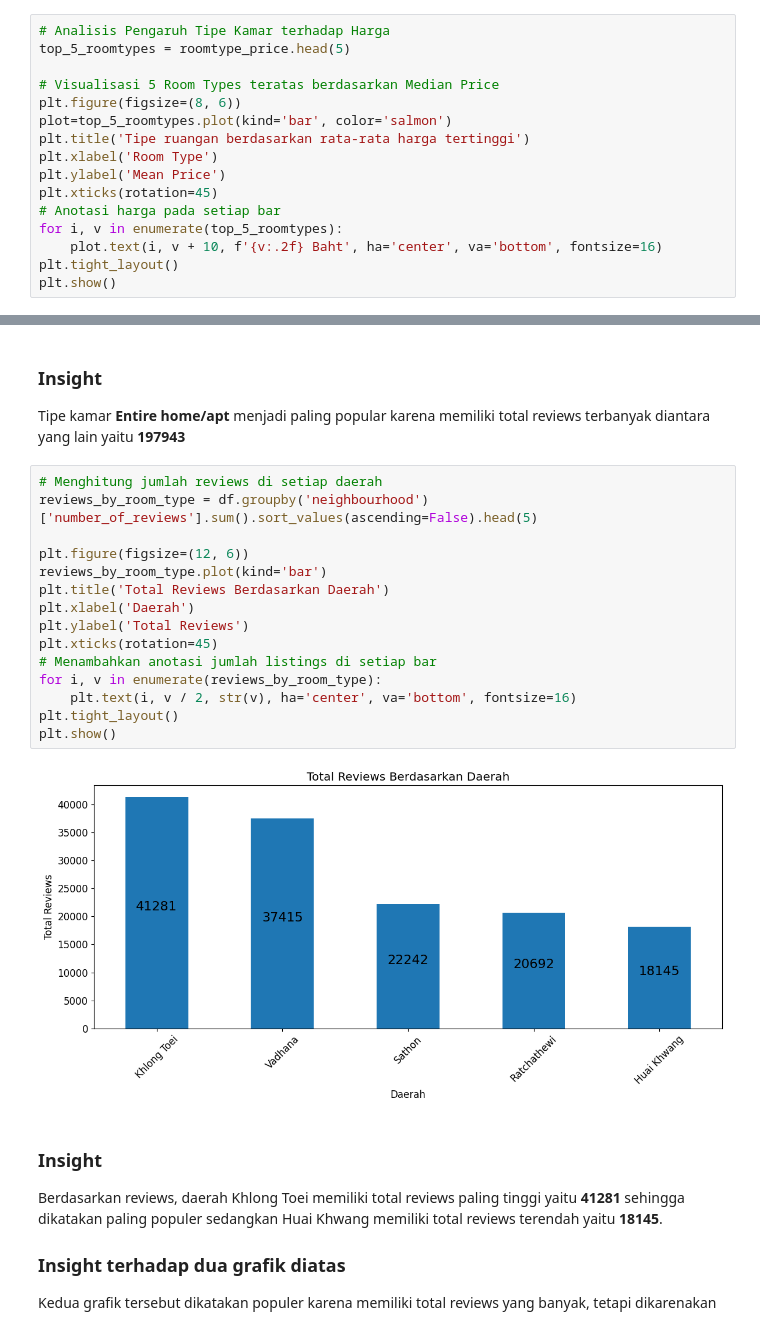
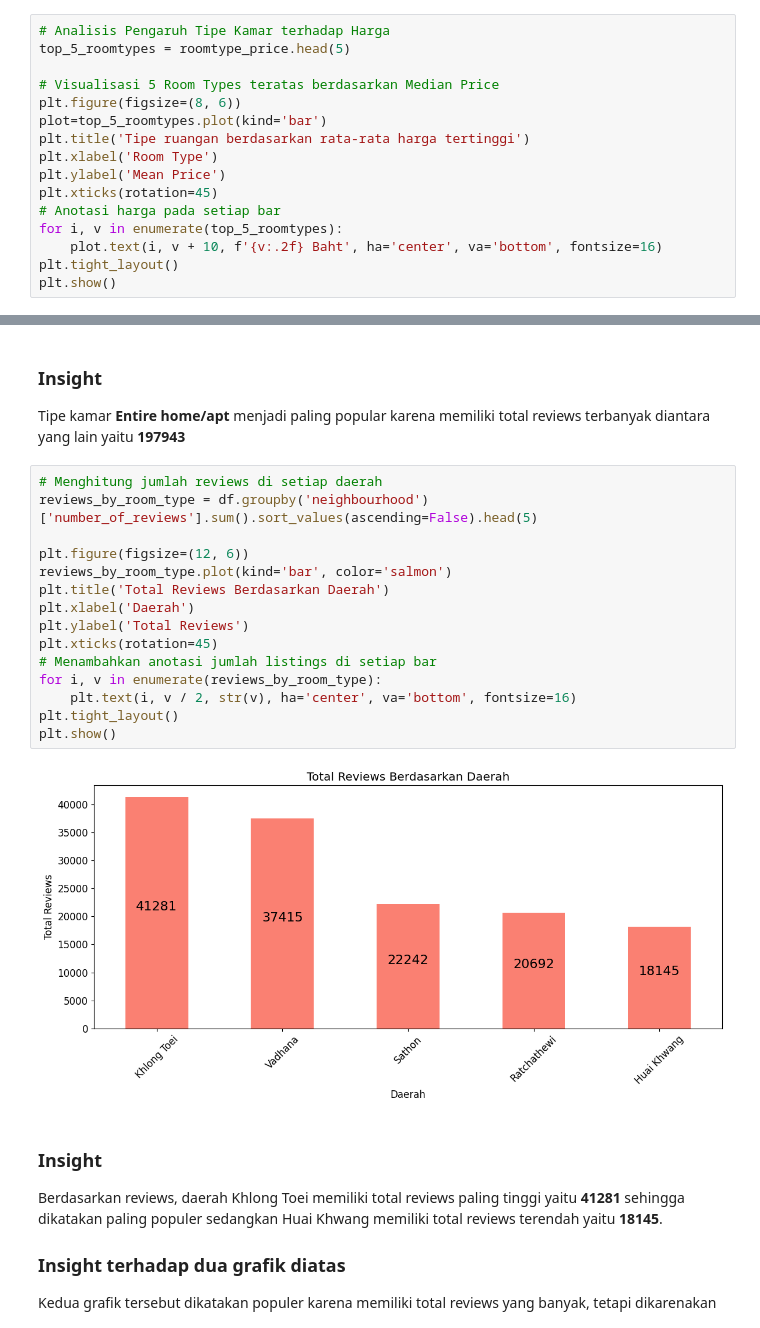
Before and after one commit to fadhelmurphy/airbnb-analysis, a Jupyter notebook: notebook.ipynb, the cells around one changed output, grey strips where cells are left out. Saved outputs shown, nothing was run; the diff lists cells and outputs as text.

```diff
--- a/notebook.ipynb
+++ b/notebook.ipynb
@@ -544,7 +544,7 @@ top_5_roomtypes = roomtype_price.head(5)
 
 # Visualisasi 5 Room Types teratas berdasarkan Median Price
 plt.figure(figsize=(8, 6))
-plot=top_5_roomtypes.plot(kind='bar', color='salmon')
+plot=top_5_roomtypes.plot(kind='bar')
 plt.title('Tipe ruangan berdasarkan rata-rata harga tertinggi')
 plt.xlabel('Room Type')
 plt.ylabel('Mean Price')
@@ -664,20 +664,20 @@ Tipe kamar **Entire home/apt** menjadi paling popular karena memiliki total revi
 # %%
 # Menghitung jumlah reviews di setiap daerah
 reviews_by_room_type = df.groupby('neighbourhood')['number_of_reviews'].sum().sort_values(ascending=False).head(5)
 
 plt.figure(figsize=(12, 6))
-reviews_by_room_type.plot(kind='bar')
+reviews_by_room_type.plot(kind='bar', color='salmon')
 plt.title('Total Reviews Berdasarkan Daerah')
 plt.xlabel('Daerah')
 plt.ylabel('Total Reviews')
 plt.xticks(rotation=45)
 # Menambahkan anotasi jumlah listings di setiap bar
 for i, v in enumerate(reviews_by_room_type):
     plt.text(i, v / 2, str(v), ha='center', va='bottom', fontsize=16)
 plt.tight_layout()
 plt.show()
 # %% [output]
-[figure, old version]
+[figure, new version]
 # %% [markdown]
 ### Insight
 
```
Also changed, not shown: parts of 2 cells of this notebook.
